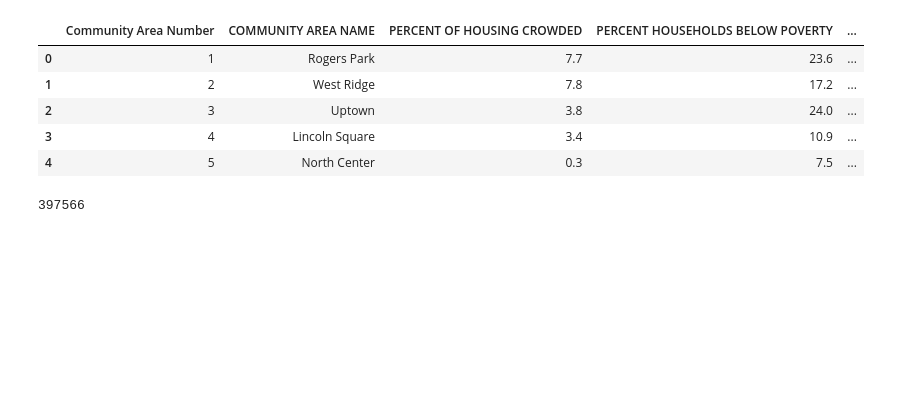
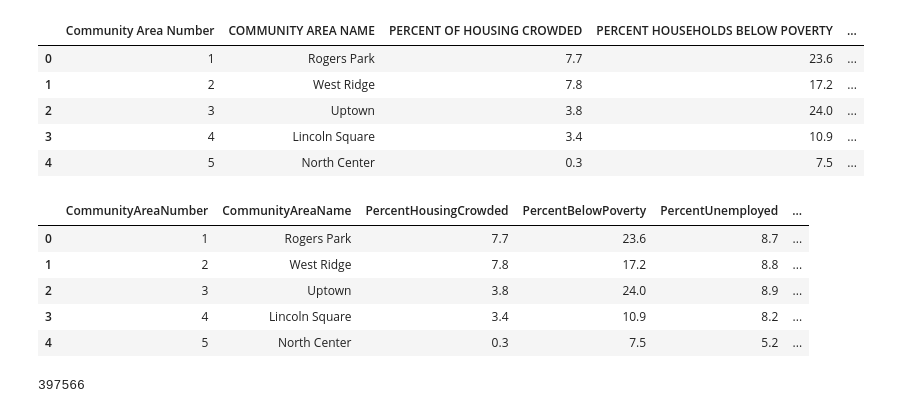
Before and after one commit to iamjz/taxi, a Jupyter notebook: Earnings.ipynb, the cells around one changed output. Saved outputs shown, nothing was run; the diff lists cells and outputs as text; code cells hidden in the pictures; blank space fills up the shorter version.

```diff
--- a/Earnings.ipynb
+++ b/Earnings.ipynb
@@ -29,6 +29,21 @@ econ.head()
 | 2 | 3 | Uptown | 3.8 | 24.0 | ... |
 | 3 | 4 | Lincoln Square | 3.4 | 10.9 | ... |
 | 4 | 5 | North Center | 0.3 | 7.5 | ... |
+# %%
+newEconColumns = ["CommunityAreaNumber", "CommunityAreaName", "PercentHousingCrowded", \
+                  "PercentBelowPoverty", "PercentUnemployed", "PercentNoHsDiploma", "PercentUnder18OrOver64", \
+                  "PercentCapitaIncome", "HardshipIndex"]
+
+econ.columns = newEconColumns
+
+econ.head()
+# %% [output]
+|  | CommunityAreaNumber | CommunityAreaName | PercentHousingCrowded | PercentBelowPoverty | PercentUnemployed | ... |
+| 0 | 1 | Rogers Park | 7.7 | 23.6 | 8.7 | ... |
+| 1 | 2 | West Ridge | 7.8 | 17.2 | 8.8 | ... |
+| 2 | 3 | Uptown | 3.8 | 24.0 | 8.9 | ... |
+| 3 | 4 | Lincoln Square | 3.4 | 10.9 | 8.2 | ... |
+| 4 | 5 | North Center | 0.3 | 7.5 | 5.2 | ... |
 # %%
 fallDf = pd.read_csv("data/2016/fall.csv")
 winterDf = pd.read_csv("data/2016/winter.csv")
```
Also changed, not shown: parts of 7 cells of this notebook.
